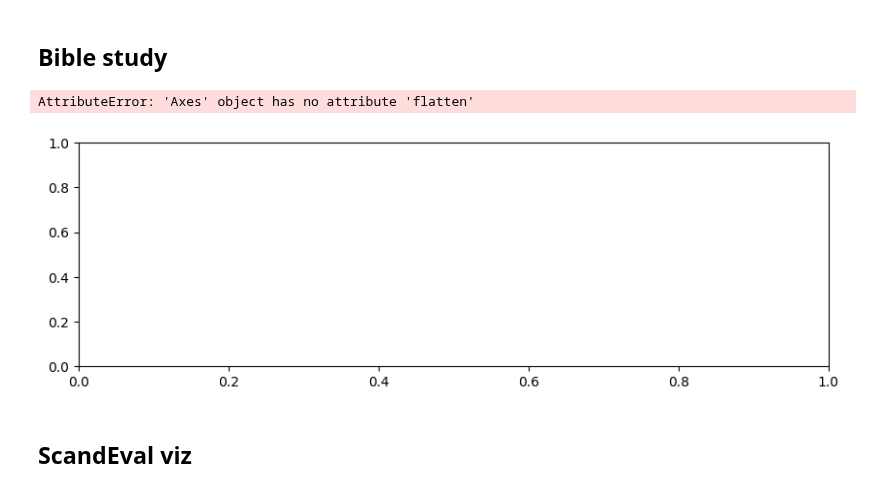
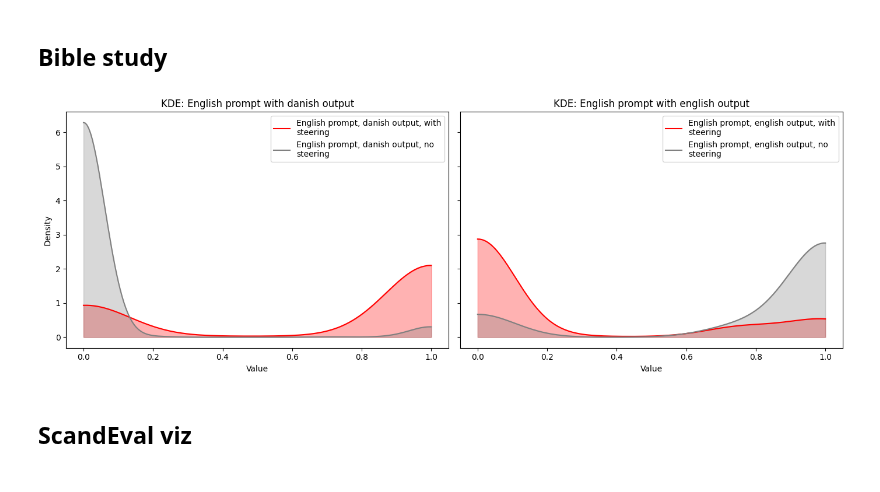
Before and after one commit to MartinKirkegaardDK/KDS_MI, a Jupyter notebook: main.ipynb, the cells around one changed output. Drawn from its saved outputs; the diff is of its cells as text; code cells hidden in the pictures.

Commit message:
bible plot ☕

```diff
--- a/main.ipynb
+++ b/main.ipynb
@@ -222,11 +222,11 @@ language_label = "__label__dan"
 process_bible_data.run(path, language_label)
 # %%
 visualize_bible_study.run(
-    file_path='results/data/steering_data_bible/bible_data_combined.csv'
+    file_path='results/data/steering_data_bible/bible_data_combined.csv',
+    model_name_temp = model_name_temp
 )
 # %% [output]
-AttributeError: 'Axes' object has no attribute 'flatten'
-[figure, old version]
+[figure, new version]
 # %% [markdown]
 ## ScandEval viz
 # %%
```
Also changed, not shown: 7 other files.
